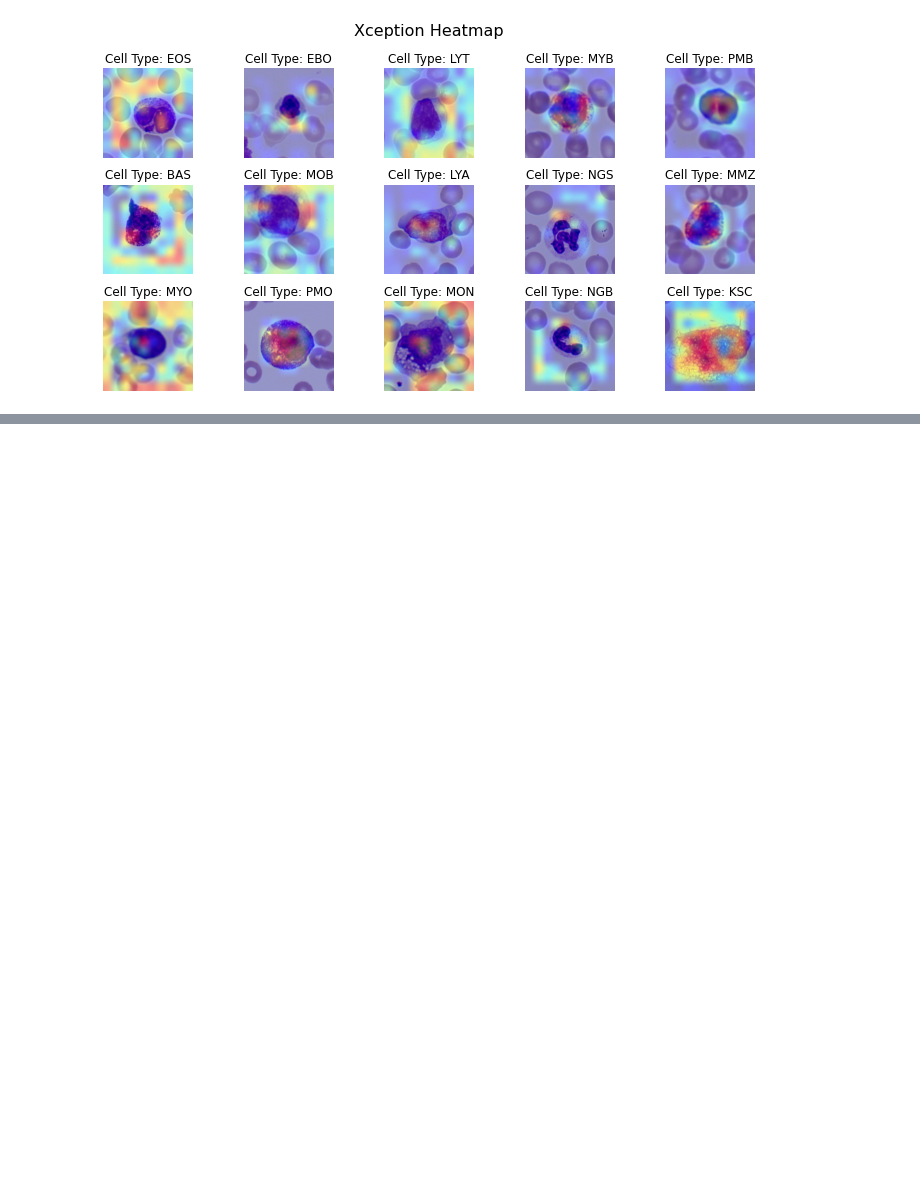
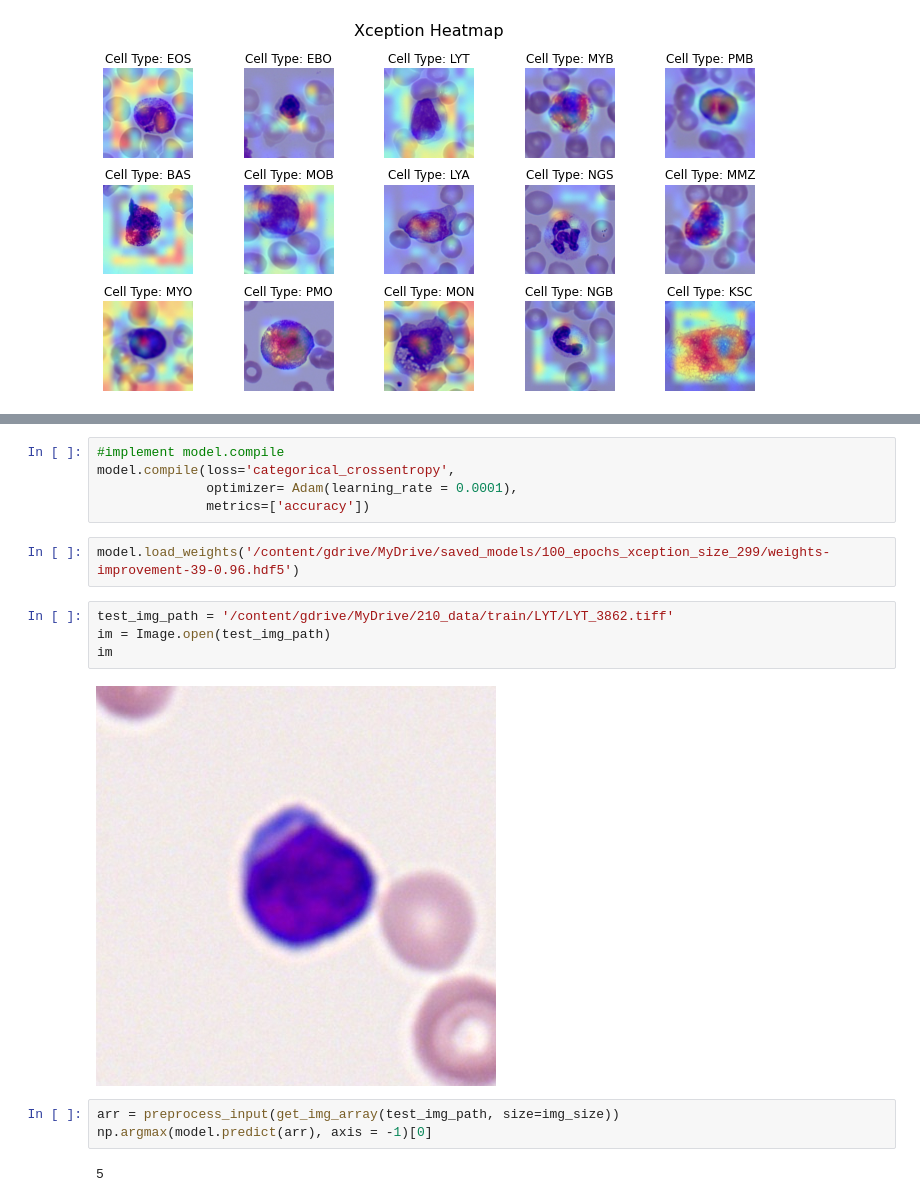
Before and after one commit to jacob-sycoff/aml-white-blood-cell-classifier, a Jupyter notebook: Xception/Xception_model_load_and_analyze_test_set.ipynb, the cells around one changed output, grey strips where cells are left out. Drawn from its saved outputs; the diff is of its cells as text; blank space fills up the shorter version.

```diff
--- a/Xception/Xception_model_load_and_analyze_test_set.ipynb
+++ b/Xception/Xception_model_load_and_analyze_test_set.ipynb
@@ -415,0 +436,18 @@ plot_impose_Images(impose_images_paths)
+# %%
+#implement model.compile
+model.compile(loss='categorical_crossentropy',
+              optimizer= Adam(learning_rate = 0.0001),
+              metrics=['accuracy'])
+# %%
+model.load_weights('/content/gdrive/MyDrive/saved_models/100_epochs_xception_size_299/weights-improvement-39-0.96.hdf5')
+# %%
+test_img_path = '/content/gdrive/MyDrive/210_data/train/LYT/LYT_3862.tiff'
+im = Image.open(test_img_path)
+im
+# %% [output]
+[figure, added]
+# %%
+arr = preprocess_input(get_img_array(test_img_path, size=img_size))
+np.argmax(model.predict(arr), axis = -1)[0]
+# %% [output]
+5
```
Also changed, not shown: parts of 14 cells of this notebook, 1 other file.
